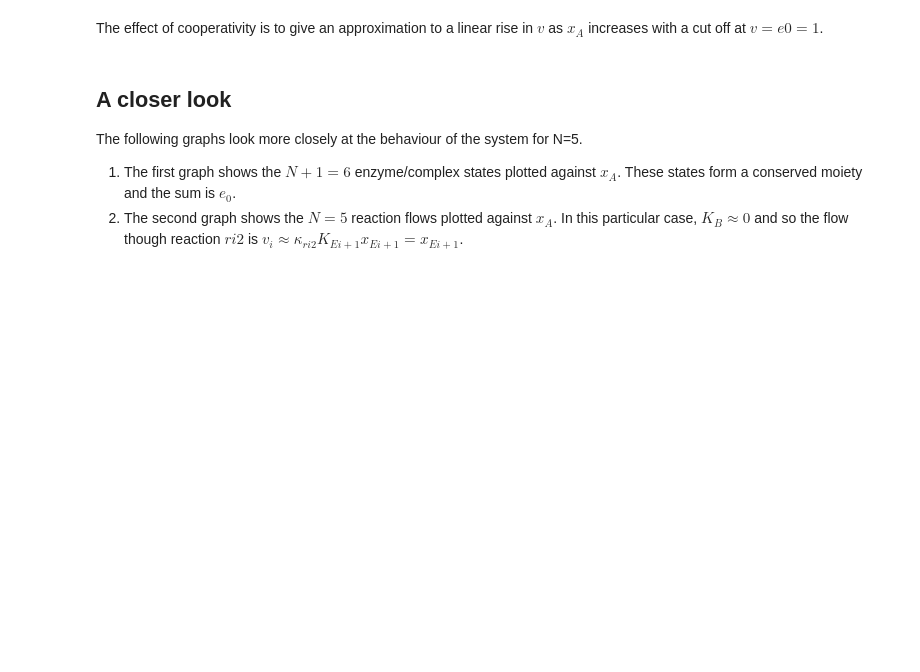
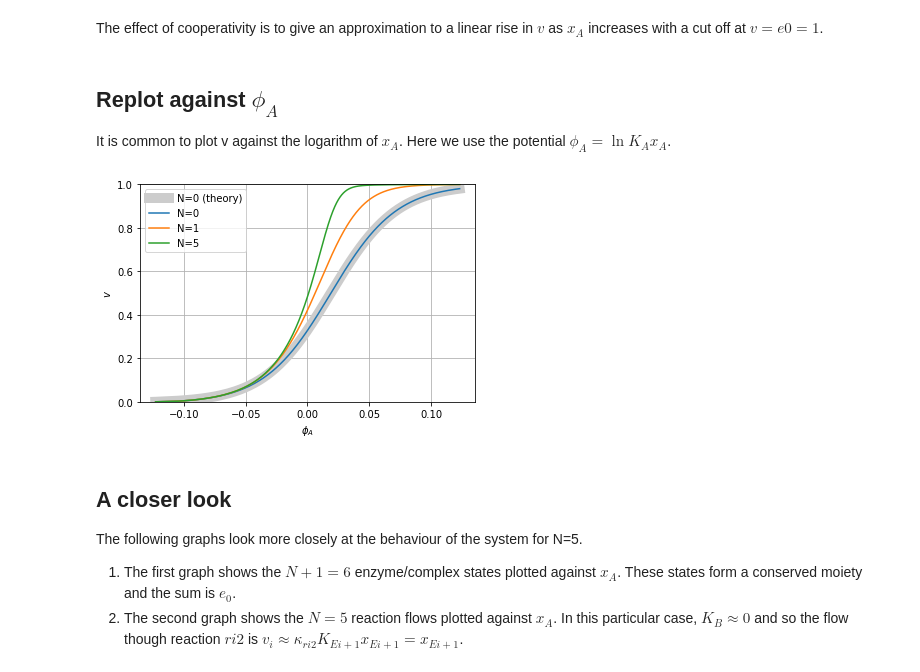
Before and after one commit to gawthrop/BondGraphTools-Biomolecular, a Jupyter notebook: Cooperative.ipynb, the cells around one changed output. Cells and saved outputs as stored; diff of their text form; code cells hidden in the pictures; blank space fills up the shorter version.

Commit message:
Update cooperative example - plot agains phi_A

```diff
--- a/Cooperative.ipynb
+++ b/Cooperative.ipynb
@@ -230,7 +234,7 @@ def totalFlow(s,N,dat):
 ##Time
 quiet = True
 t_max = int(1e4)
-t = np.linspace(0,t_max,1000)
+t = np.linspace(0,t_max,10000)
 t_0 = 100
 t_1 = t_max-t_0
 i_max = len(t)
@@ -248,7 +252,8 @@ for N in NN:
     K_B = parameter['K_B']
 
     ## Chemostats: vary x_A
-    x_max = 10
+    x_max = 100
+    x_A_max = 10
     x_min = K_B
 
     A_chemo = '{3} + ({0}-{3})*np.heaviside(t-{1},1)*((t-{1})/{2})'.format(x_max,t_0,t_1,x_min)
@@ -279,7 +284,7 @@ else:
     plt.plot(x_A[-i_1:],VV[:,-i_1:].T)
 plt.grid()
 plt.ylim((0,e0))
-plt.xlim((0,x_max))
+plt.xlim((0,x_A_max))
 plt.legend(['N=0 (theory)']+['N='+str(i) for i in NN])
 plt.xlabel('$x_A$')
 plt.ylabel('$v$')
@@ -291,6 +296,26 @@ unified = ['A', 'B', 'E1', 'E2', 'E3', 'E4', 'E5']
 [figure]
 # %% [markdown]
 The effect of cooperativity is to give an approximation to a linear rise in $v$ as $x_A$ increases with a cut off at $v=e0=1$.
+# %% [markdown]
+## Replot against $\phi_A$
+It is common to plot v against the logarithm of $x_A$. Here we use the potential $\phi_A = \ln K_A x_A$.
+# %%
+phi_A = dat['phi'][:,s['spec_index']['A']]
+plt.clf()
+plt.plot(phi_A,VV_ECR,color=grey,lw=10)
+if len(NN) is 1:
+    plt.plot(phi_A[-i_1:],VV[-i_1:])
+else:
+    plt.plot(phi_A[-i_1:],VV[:,-i_1:].T)
+plt.grid()
+plt.ylim((0,e0))
+#plt.xlim((0,x_max))
+plt.legend(['N=0 (theory)']+['N='+str(i) for i in NN])
+plt.xlabel('$\phi_A$')
+plt.ylabel('$v$')
+plt.show()
+# %% [output]
+[figure, added]
 # %% [markdown]
 ## A closer look
 The following graphs look more closely at the behaviour of the system for N=5.
```
Also changed, not shown: parts of 1 cell of this notebook, 1 other file.
